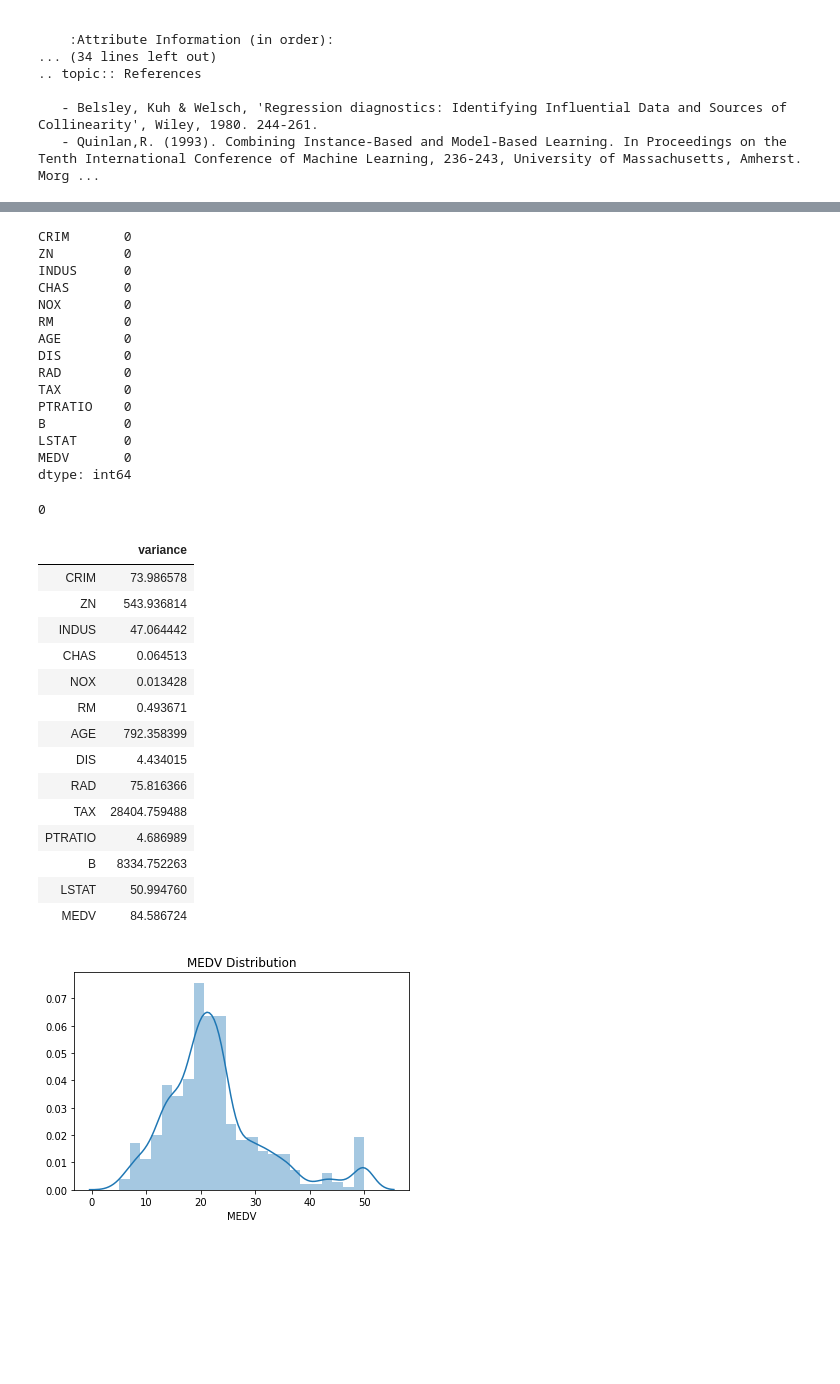
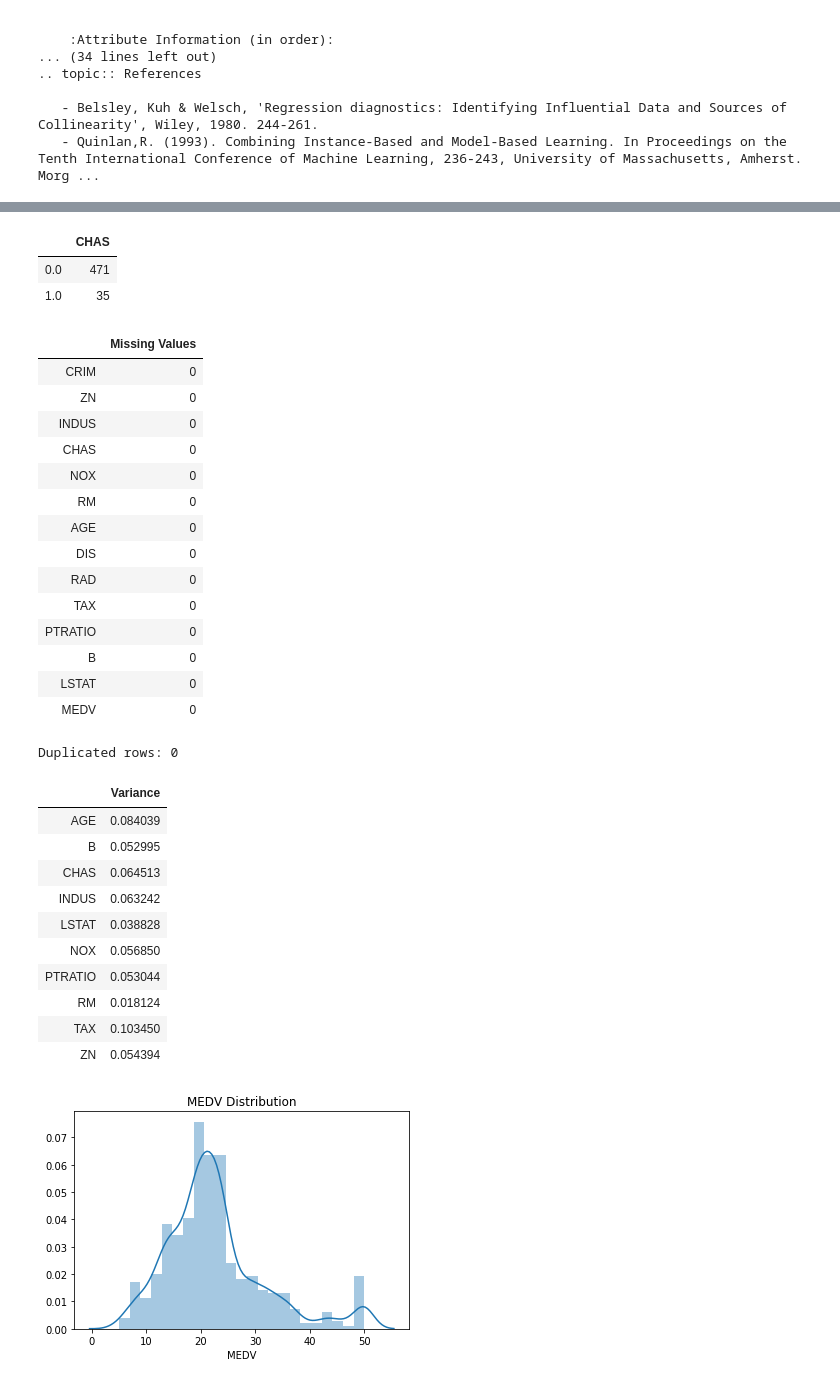
Before and after one commit to FerranDonoso/01-20-Boston-Dataset, a Jupyter notebook: Boston_House_Prices.ipynb, the cells around one changed output, grey strips where cells are left out. Saved outputs shown, nothing was run; the diff lists cells and outputs as text; code cells hidden in the pictures; blank space fills up the shorter version.

```diff
--- a/Boston_House_Prices.ipynb
+++ b/Boston_House_Prices.ipynb
@@ -44,3 +49,6 @@ boston_df["MEDV"] = boston.target
+# %%
+#normalize data sets
+X = X.apply(lambda x: ((x - x.min()) / (x.max() - x.min())), axis = 0)
 # %%
 #get to know the data
 boston_df.describe()
@@ -77,49 +85,51 @@ LSTAT      506 non-null float64
 MEDV       506 non-null float64
 dtypes: float64(14)
 memory usage: 55.5 KB
+# %%
+#CHAS value count
+boston_df["CHAS"].value_counts().to_frame()
+# %% [output]
+|  | CHAS |
+| 0.0 | 471 |
+| 1.0 | 35 |
 # %%
 #check for missing values
-boston_df.isnull().sum()
+boston_df.isnull().sum().to_frame("Missing Values")
 # %% [output]
-CRIM       0
-ZN         0
-INDUS      0
-CHAS       0
-NOX        0
-RM         0
-AGE        0
-DIS        0
-RAD        0
-TAX        0
-PTRATIO    0
-B          0
-LSTAT      0
-MEDV       0
-dtype: int64
+|  | Missing Values |
+| CRIM | 0 |
+| ZN | 0 |
+| INDUS | 0 |
+| CHAS | 0 |
+| NOX | 0 |
+| RM | 0 |
+| AGE | 0 |
+| DIS | 0 |
+| RAD | 0 |
+| TAX | 0 |
+| PTRATIO | 0 |
+| B | 0 |
+| LSTAT | 0 |
+| MEDV | 0 |
 # %%
 #check for duplicated rows
-boston_df.duplicated().sum()
+print("Duplicated Rows:", boston_df.duplicated().sum())
 # %% [output]
-0
+Duplicated rows: 0
 # %%
 #check feature variance
-variance = boston_df.var()
-variance = variance.to_frame("variance")
-variance
+variance = X.var()
+variance.to_frame("Variance")
 # %% [output]
-|  | variance |
-| CRIM | 73.986578 |
-| ZN | 543.936814 |
-| INDUS | 47.064442 |
+|  | Variance |
+| AGE | 0.084039 |
+| B | 0.052995 |
 | CHAS | 0.064513 |
-| NOX | 0.013428 |
-| RM | 0.493671 |
-| AGE | 792.358399 |
-| DIS | 4.434015 |
-| RAD | 75.816366 |
-| TAX | 28404.759488 |
-| PTRATIO | 4.686989 |
-| B | 8334.752263 |
-| LSTAT | 50.994760 |
-| MEDV | 84.586724 |
+| INDUS | 0.063242 |
+| LSTAT | 0.038828 |
+| NOX | 0.056850 |
+| PTRATIO | 0.053044 |
+| RM | 0.018124 |
+| TAX | 0.103450 |
+| ZN | 0.054394 |
 # %%
```
Also changed, not shown: parts of 26 cells of this notebook.
